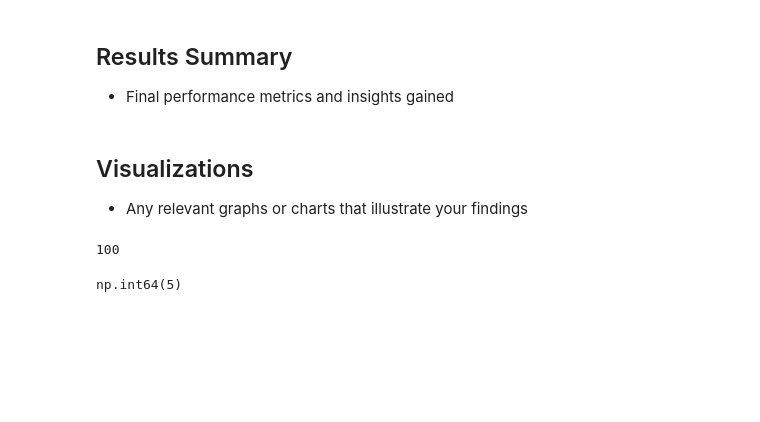
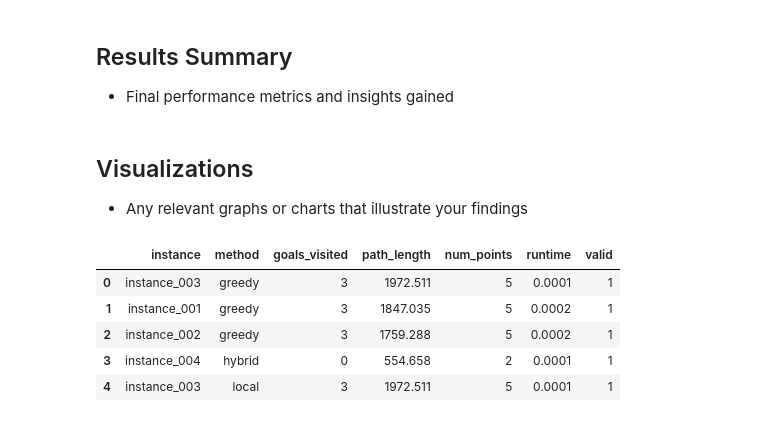
Before and after one commit to BenWallner7/route_construction_optimisation, a Jupyter notebook: report.ipynb, the cells around one changed output. Cells and saved outputs as stored; diff of their text form; code cells hidden in the pictures; blank space fills up the shorter version.

```diff
--- a/report.ipynb
+++ b/report.ipynb
@@ -122,11 +147,12 @@ alpha: not much change going from 0.001 to 0.1
 # %% [markdown]
 ## Visualizations
 - Any relevant graphs or charts that illustrate your findings
-# %%
-len(results_df.loc[results_df['method']=='annealing'])
-# %% [output]
-100
-# %%
-results_df.loc[results_df['method']=='annealing']['valid'].sum()
-# %% [output]
-np.int64(5)
+# %%
+results_df.head()
+# %% [output]
+|  | instance | method | goals_visited | path_length | num_points | runtime | valid |
+| 0 | instance_003 | greedy | 3 | 1972.511 | 5 | 0.0001 | 1 |
+| 1 | instance_001 | greedy | 3 | 1847.035 | 5 | 0.0002 | 1 |
+| 2 | instance_002 | greedy | 3 | 1759.288 | 5 | 0.0002 | 1 |
+| 3 | instance_004 | hybrid | 0 | 554.658 | 2 | 0.0001 | 1 |
+| 4 | instance_003 | local | 3 | 1972.511 | 5 | 0.0001 | 1 |
```
Also changed, not shown: parts of 12 cells of this notebook, 2 other files.
